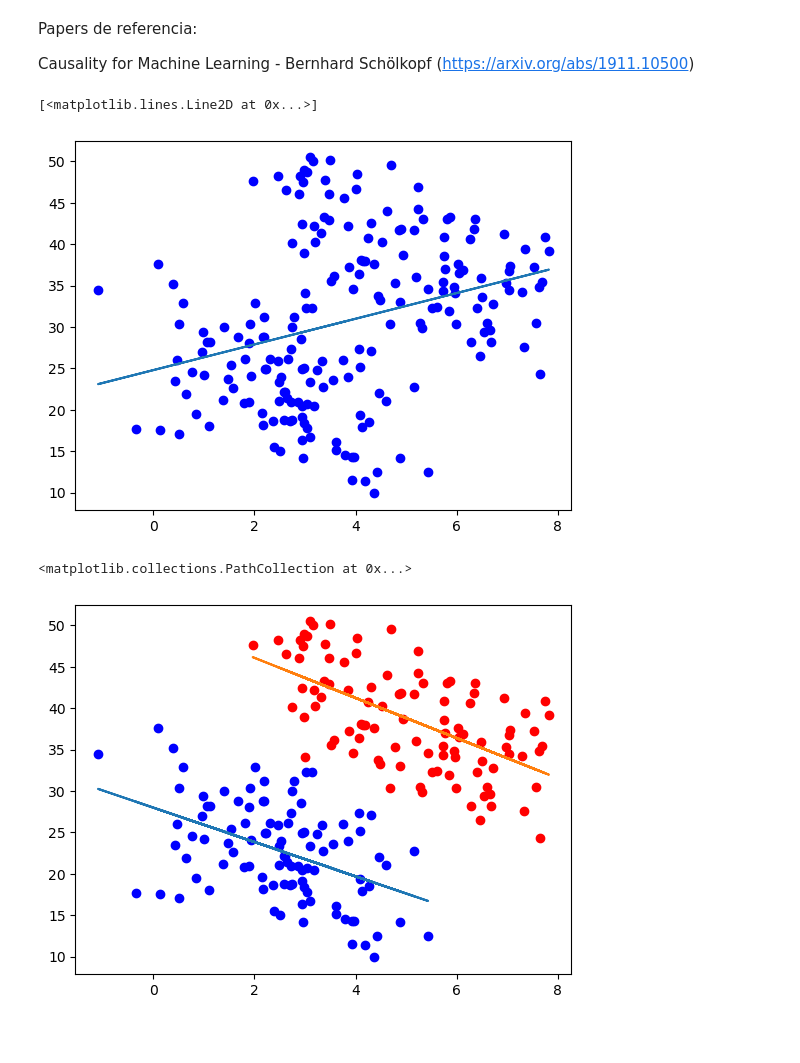
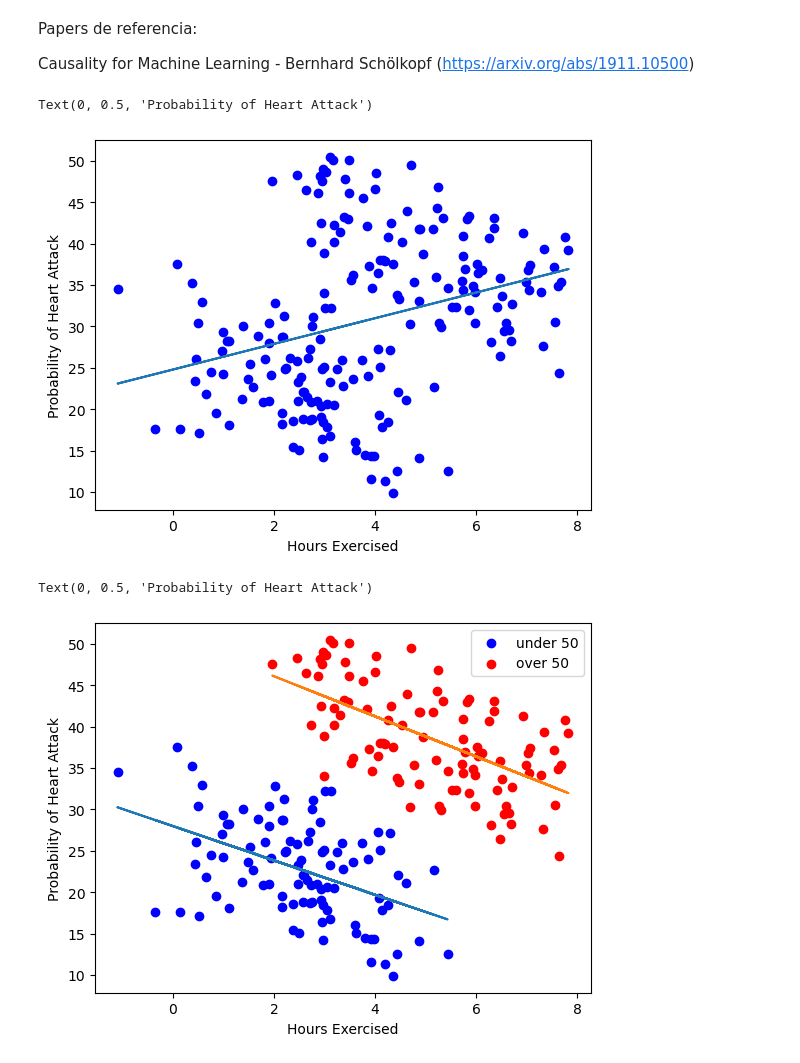
Before and after one commit to mikelpzm/Master_IA_VIU, a Jupyter notebook: 02MIAR - Matemáticas para la Inteligencia Artificial/Actividad Foro/paradojaSimpsonCausalidad.ipynb, the cells around one changed output. Drawn from its saved outputs; the diff is of its cells as text; code cells hidden in the pictures; blank space fills up the shorter version.

```diff
--- a/02MIAR - Matemáticas para la Inteligencia Artificial/Actividad Foro/paradojaSimpsonCausalidad.ipynb
+++ b/02MIAR - Matemáticas para la Inteligencia Artificial/Actividad Foro/paradojaSimpsonCausalidad.ipynb
@@ -29,21 +28,32 @@ all_ages = pd.concat([under_50, over_50])
 
 m, b = np.polyfit(all_ages['Hours Exercised'], all_ages["probability"], 1)
 plt.plot(all_ages['Hours Exercised'], m*all_ages['Hours Exercised']+b)
+
+#show axis labels
+plt.xlabel('Hours Exercised')
+plt.ylabel('Probability of Heart Attack')
 # %% [output]
-[<matplotlib.lines.Line2D at 0x...>]
+Text(0, 0.5, 'Probability of Heart Attack')
-[figure, old version]
+[figure, new version]
 # %%
 m1, b1 = np.polyfit(under_50['Hours Exercised'], under_50["probability"], 1)
 plt.plot(under_50['Hours Exercised'], m1*under_50['Hours Exercised']+b1)
 
 m2, b2 = np.polyfit(over_50['Hours Exercised'], over_50["probability"], 1)
 plt.plot(over_50['Hours Exercised'], m2*over_50['Hours Exercised']+b2)
 
 plt.scatter(under_50['Hours Exercised'], under_50['probability'], label='under 50', color='blue')
 plt.scatter(over_50['Hours Exercised'], over_50['probability'], label='over 50', color='red')
+
+#show legend
+plt.legend()
+
+#show axis labels
+plt.xlabel('Hours Exercised')
+plt.ylabel('Probability of Heart Attack')
 # %% [output]
-<matplotlib.collections.PathCollection at 0x...>
+Text(0, 0.5, 'Probability of Heart Attack')
-[figure, old version]
+[figure, new version]
 # %%
 x1 = np.random.randint(1, 50, 100)
 z1 = np.random.randint(6, 10, 100)  + np.random.randn(100) * 0.5
```
Also changed, not shown: parts of 3 cells of this notebook.
